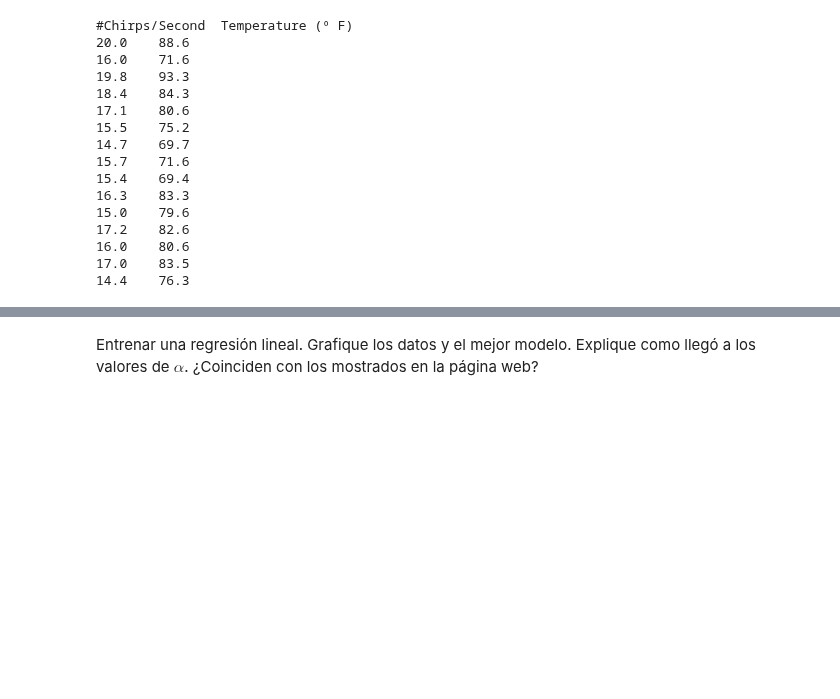
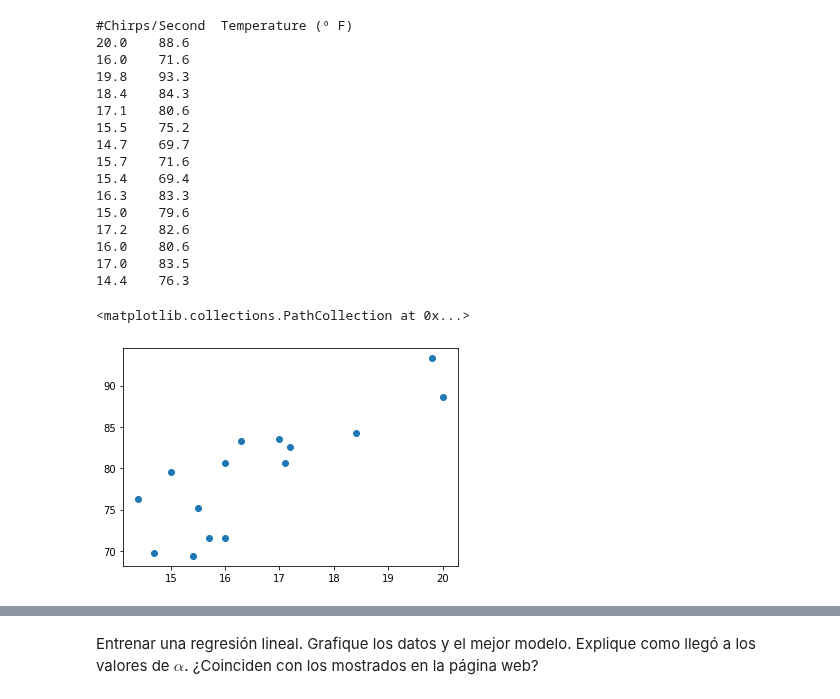
Before and after one commit to Skalas/Matematicas-Computacionales-fall2021, a Jupyter notebook: alumnos/MR1B4RR4/tareas/tarea1/tareas.ipynb, the cells around one changed output, grey strips where cells are left out. Cells and saved outputs as stored; diff of their text form; code cells hidden in the pictures; blank space fills up the shorter version.

```diff
--- a/alumnos/MR1B4RR4/tareas/tarea1/tareas.ipynb
+++ b/alumnos/MR1B4RR4/tareas/tarea1/tareas.ipynb
@@ -64,3 +134,16 @@ def
 16.0    80.6
 17.0    83.5
 14.4    76.3
+# %%
+data = np.loadtxt('chirps.txt')
+x=[]
+y=[]
+for i in data:
+    x.append(float(i[0]))
+    y.append(float(i[1]))
+X= np.array(x)
+Y=np.array(y)
+plt.scatter(X,Y, label="chirps")
+# %% [output]
+<matplotlib.collections.PathCollection at 0x...>
+[figure, added]
```
Also changed, not shown: parts of 9 cells of this notebook.
